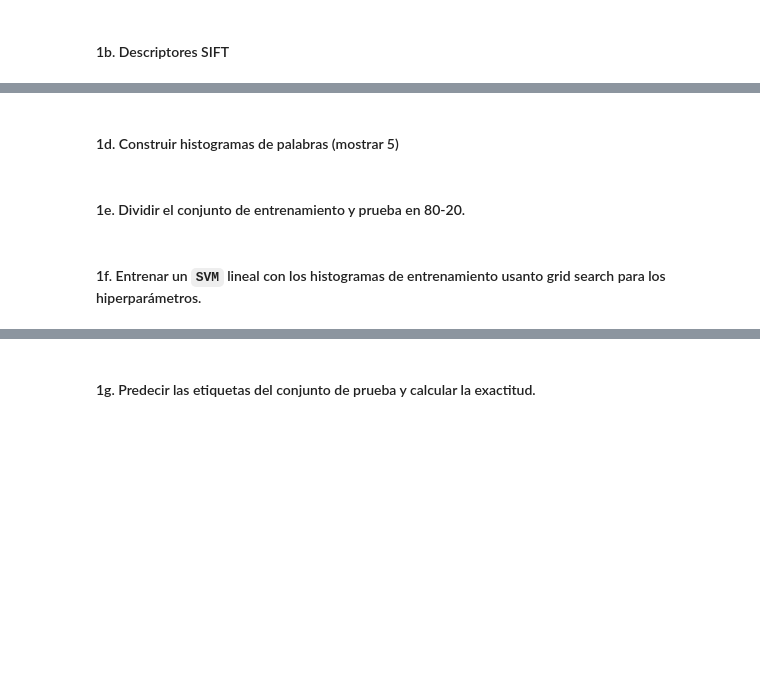
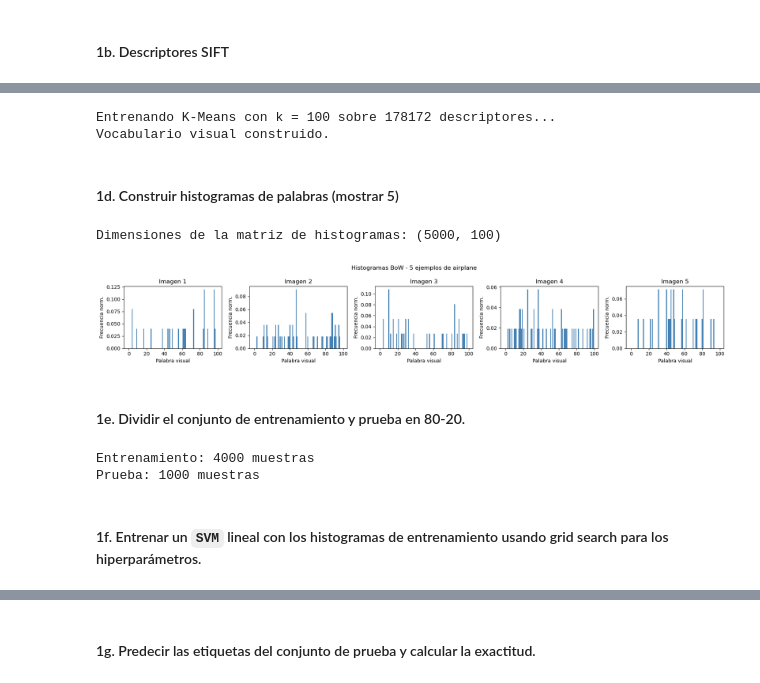
Before and after one commit to Garp02/Reconocimiento-Patrones, a Jupyter notebook: P5/P5.0.ipynb, the cells around one changed output, grey strips where cells are left out. Saved outputs shown, nothing was run; the diff lists cells and outputs as text; code cells hidden in the pictures; blank space fills up the shorter version.

```diff
--- a/P5/P5.0.ipynb
+++ b/P5/P5.0.ipynb
@@ -87,6 +131,59 @@ error: OpenCV(4.13.0) :-1: error: (-5:Bad argument) in function 'cvtColor'
+# %%
+# Vocabulario visual con k = 100 palabras (valor base para la sección 1)
+K = 100
+
+print(f"Entrenando K-Means con k = {K} sobre {descriptor_array.shape[0]} descriptores.")
+kmeans = KMeans(n_clusters = K, random_state = 43, n_init = 10)
+kmeans.fit(descriptor_array)
+# %% [output]
+Entrenando K-Means con k = 100 sobre 178172 descriptores...
+Vocabulario visual construido.
 # %% [markdown]
 #### 1d. Construir histogramas de palabras (mostrar 5)
+# %%
+def build_histogram(descriptors, kmeans_model, k):
+    """Construye y normaliza el histograma BoW para una imagen."""
+    hist = np.zeros(k)
+    if descriptors is not None and len(descriptors) > 0:
+        words = kmeans_model.predict(descriptors)
+        for w in words:
+            hist[w] += 1
+    # Normalización L1
+    if hist.sum() > 0:
+        hist = hist / hist.sum()
+    return hist
+
+# Construir histograma para cada imagen
+histograms = np.array([build_histogram(desc, kmeans, K) for desc in all_descriptors])
+
+print(f"Dimensiones de la matriz de histogramas: {histograms.shape}")
+
+# Mostrar 5 histogramas
+fig, axes = plt.subplots(1, 5, figsize=(18, 3))
+for i, ax in enumerate(axes):
+
+    ax.bar(range(K), histograms[i], color='steelblue', width=1.0)
+    ax.set_title(f'Imagen {i+1}')
+    ax.set_xlabel('Palabra visual')
+    ax.set_ylabel('Frecuencia norm.')
+
+plt.suptitle('Histogramas BoW - 5 ejemplos de airplane')
+plt.tight_layout()
+plt.show()
+# %% [output]
+Dimensiones de la matriz de histogramas: (5000, 100)
+[figure, added]
 # %% [markdown]
 #### 1e. Dividir el conjunto de entrenamiento y prueba en 80-20.
+# %%
+y = np.zeros(len(histograms), dtype=int)  # todas son clase 0 (airplane)
+
+X_train, X_test, y_train, y_test = train_test_split(histograms, y, test_size=0.2, random_state=43, stratify=y)
+
+print(f"Entrenamiento: {X_train.shape[0]} muestras")
+print(f"Prueba: {X_test.shape[0]} muestras")
+# %% [output]
+Entrenamiento: 4000 muestras
+Prueba: 1000 muestras
 # %% [markdown]
-#### 1f. Entrenar un ``SVM`` lineal con los histogramas de entrenamiento usanto grid search para los hiperparámetros.
+#### 1f. Entrenar un ``SVM`` lineal con los histogramas de entrenamiento usando grid search para los hiperparámetros.
```
Also changed, not shown: parts of 15 cells of this notebook.
